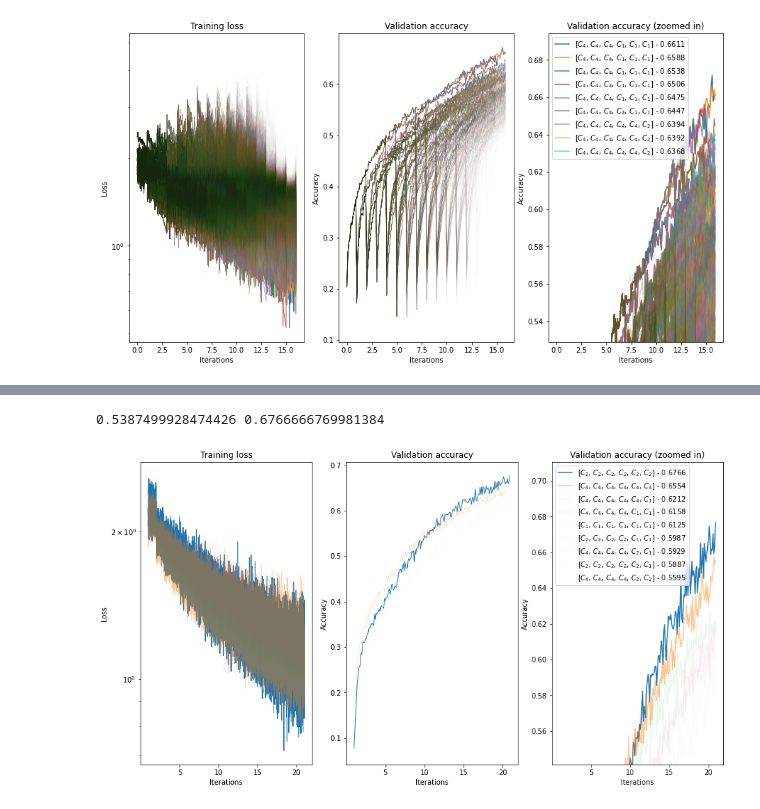
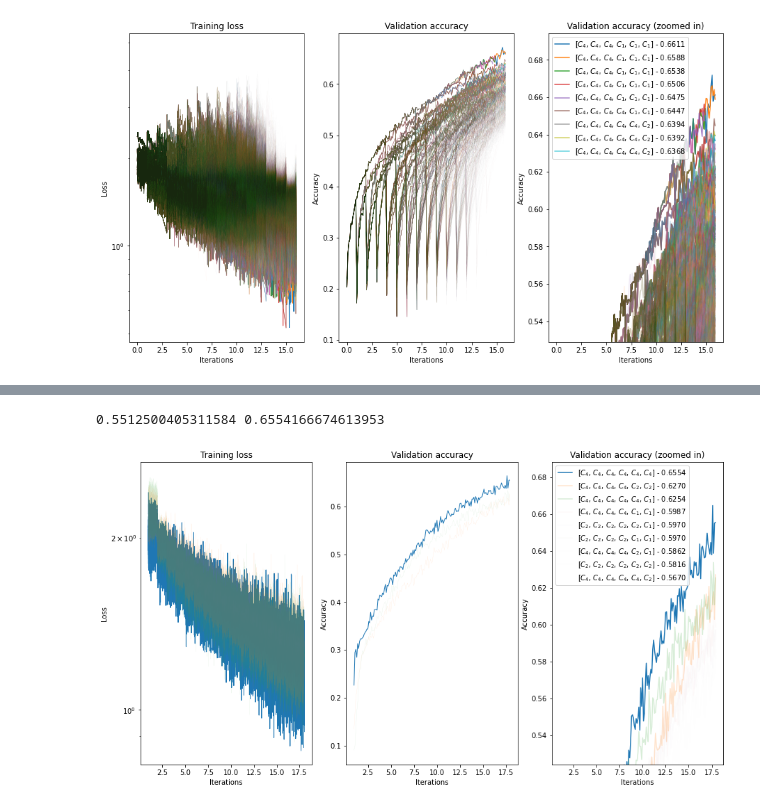
Before and after one commit to k8lion/equiNAS, a Jupyter notebook: plot.ipynb, the cells around one changed output, grey strips where cells are left out. Cells and saved outputs as stored; diff of their text form; code cells hidden in the pictures.

```diff
--- a/plot.ipynb
+++ b/plot.ipynb
@@ -167,5 +167,5 @@ plothillclimb('logshc_2022-06-20_15:10:45')
 # %%
-plothillclimb('logshc_2022-06-20_15:17:45')
+plothillclimb('logshc_2022-06-21_10:26:42')
 # %% [output]
-0.5387499928474426 0.6766666769981384
+0.5512500405311584 0.6554166674613953
-[figure, old version]
+[figure, new version]
```
Also changed, not shown: parts of 3 cells of this notebook.
